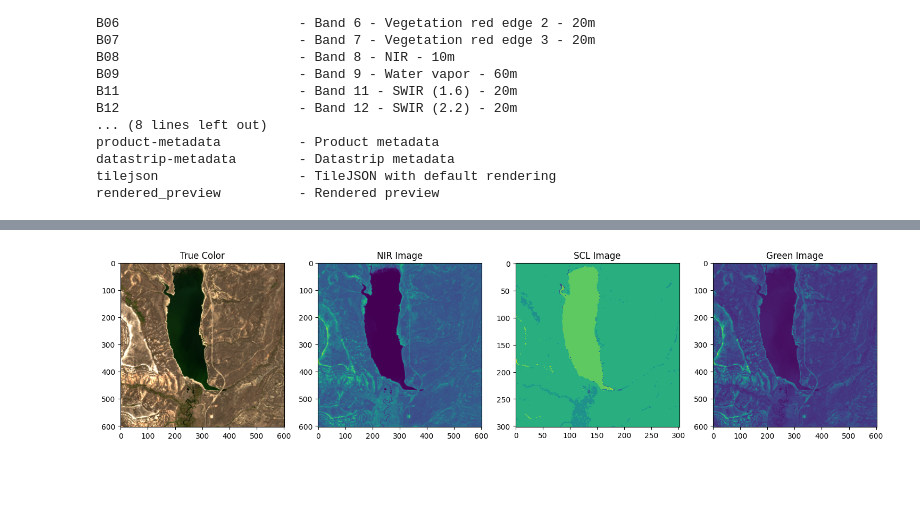
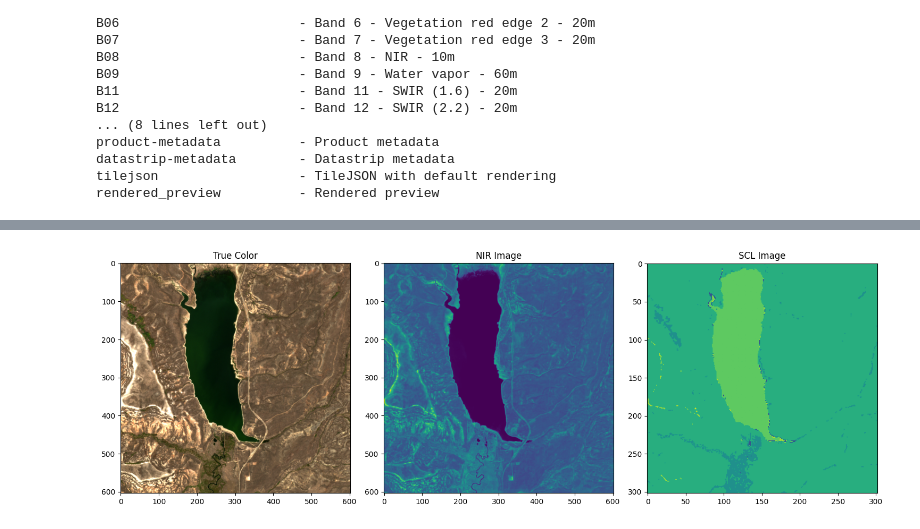
Before and after one commit to Misael1998/iebs-mdsbd-global-project, a Jupyter notebook: notebooks/Sentinel_exploration.ipynb, the cells around one changed output, grey strips where cells are left out. Cells and saved outputs as stored; diff of their text form; code cells hidden in the pictures; blank space fills up the shorter version.

Commit message:
Exploracion de datos de sentinel junto con su descarga de imagenes, su mascara para agua y la banda de infra rojo

```diff
--- a/notebooks/Sentinel_exploration.ipynb
+++ b/notebooks/Sentinel_exploration.ipynb
@@ -82,0 +77,3 @@ date_range
+# %%
+date_range = get_date_range(example_row.date, 15)
+date_range
@@ -209,6 +206,8 @@ def crop_sentinel_image(item, bounding_box, band):
 
     return image.to_numpy()
 # %%
+%%time
+
 minx, miny, maxx, maxy = get_bounding_box(
     example_row.latitude, example_row.longitude, meter_buffer=3000
 )
@@ -217,6 +216,5 @@ minx, miny, maxx, maxy = get_bounding_box(
 bbox = (minx, miny, maxx, maxy)
 
 true_color = crop_sentinel_image(item, bbox, "visual")
-scl = crop_sentinel_image(item, bbox, "SCL")
+scl = crop_sentinel_image(item, bbox, "SCL")[0]
 nir = crop_sentinel_image(item, bbox, "B08")
-green = crop_sentinel_image(item, bbox, "B03")
@@ -223,26 +224,22 @@ green = crop_sentinel_image(item, bbox, "B03")
 # %%
 # Crear subplots con una fila y tres columnas
-fig, axs = plt.subplots(1, 4, figsize=(15, 5))
+fig, axs = plt.subplots(1, 3, figsize=(15, 5))
 
 # Mostrar la primera imagen en el primer subplot
 axs[0].imshow(np.transpose(true_color, axes=[1, 2, 0]))
 axs[0].set_title('True Color')
 
 # Mostrar la segunda imagen en el segundo subplot
 axs[1].imshow(np.transpose(nir, axes=[1, 2, 0]))
 axs[1].set_title('NIR Image')
 
 # Mostrar la tercera imagen en el tercer subplot
-axs[2].imshow(scl[0])
+axs[2].imshow(scl)
 axs[2].set_title('SCL Image')
-
-# Mostrar la cuarta imagen en el tercer subplot
-axs[3].imshow(np.transpose(green, axes=[1, 2, 0]))
-axs[3].set_title('Green Image')
 
 # Ajustar diseño
 plt.tight_layout()
 # Mostrar los subplots
 plt.show()
 # %% [output]
-[figure, old version]
+[figure, new version]
```
Also changed, not shown: parts of 31 cells of this notebook, 5 other files.
